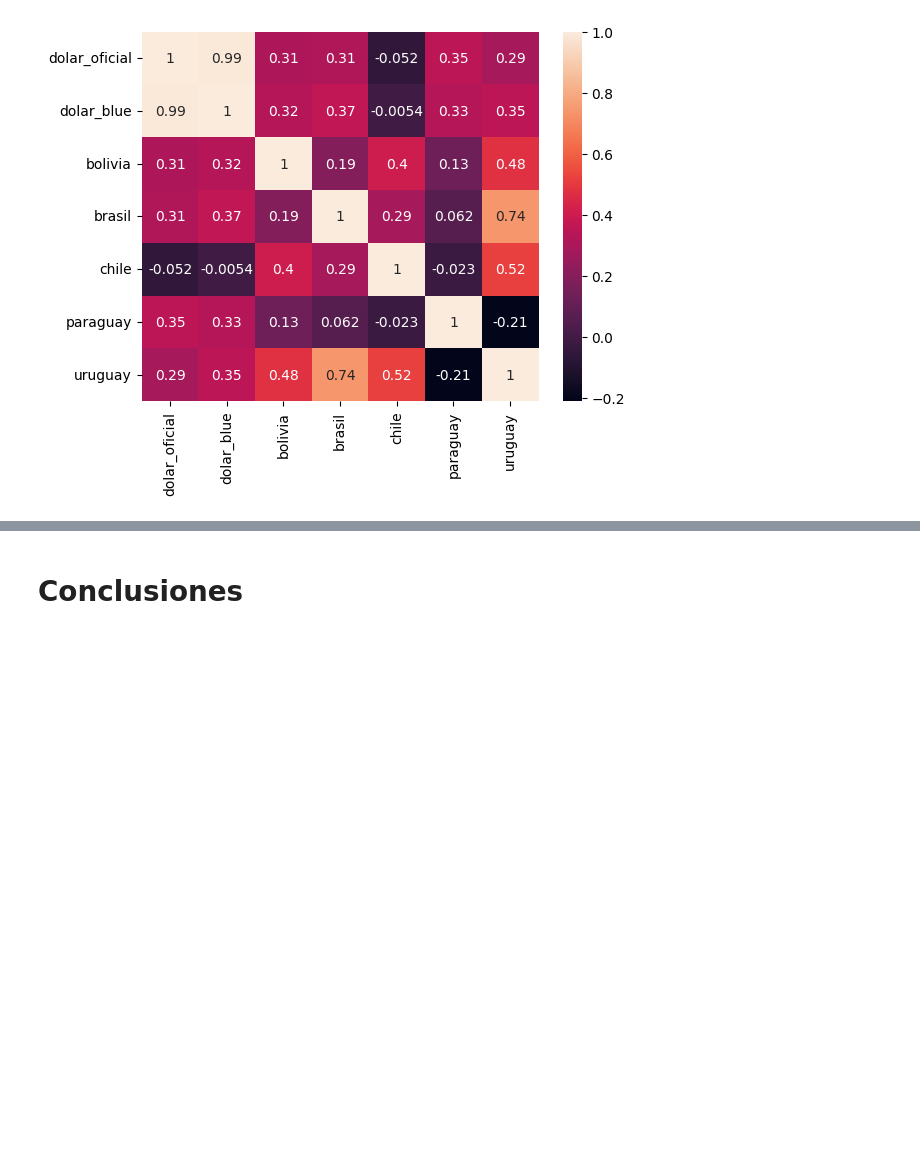
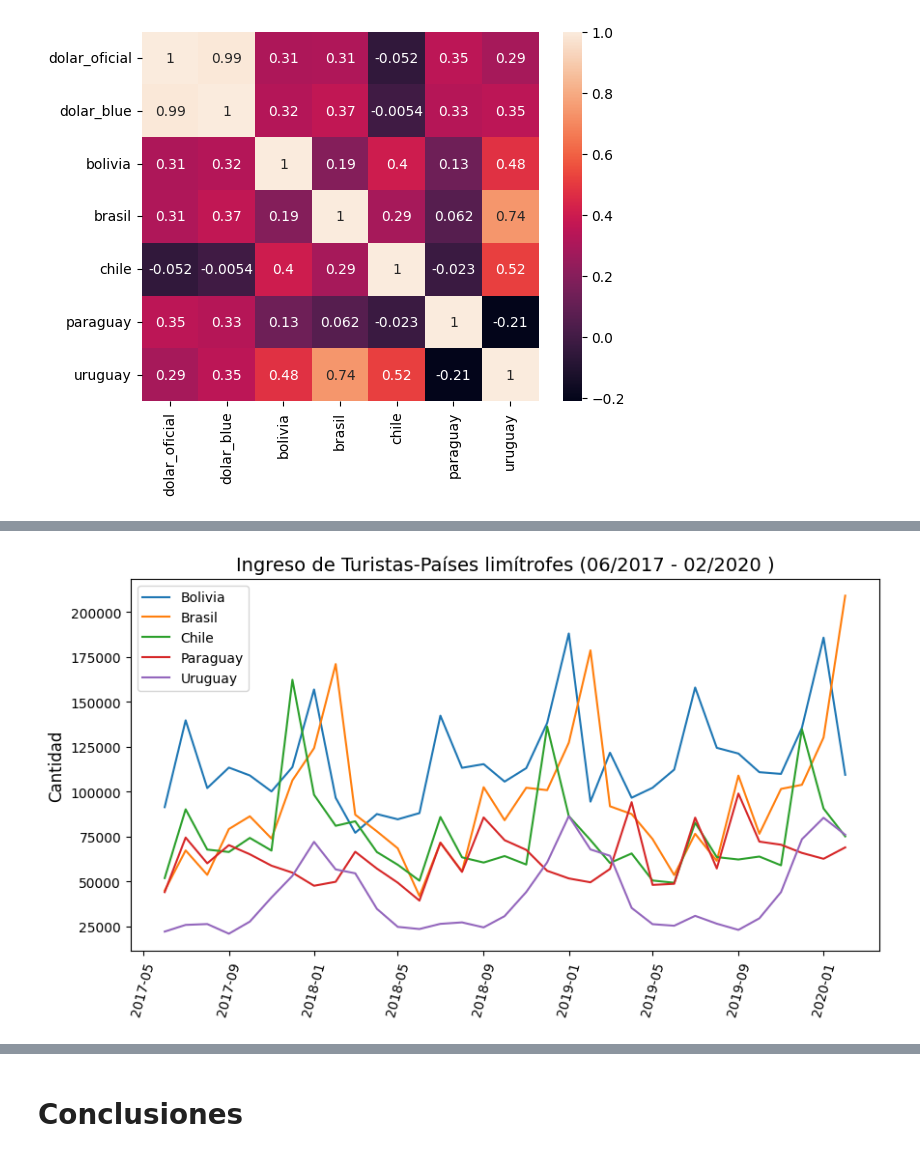
Before and after one commit to Isaiasgaray/fundamentos_tp, a Jupyter notebook: tp1/ejercicio_2/ejercicio2.ipynb, the cells around one changed output, grey strips where cells are left out. Drawn from its saved outputs; the diff is of its cells as text; code cells hidden in the pictures; blank space fills up the shorter version.

```diff
--- a/tp1/ejercicio_2/ejercicio2.ipynb
+++ b/tp1/ejercicio_2/ejercicio2.ipynb
@@ -271,0 +276,21 @@ graficar_barras("Ingreso de turistas de paises limitrofes - 2019","meses",
+# %%
+turista_cambio['fecha_mensual'] = pd.to_datetime(turista['fecha_mensual'])
+plt.figure(figsize = (10,5))
+plt.plot(turista_cambio['fecha_mensual'],
+         turista_cambio.bolivia, label = 'Bolivia')
+plt.plot(turista_cambio['fecha_mensual'],
+         turista_cambio.brasil, label = 'Brasil')
+plt.plot(turista_cambio['fecha_mensual'],
+         turista_cambio.chile, label = 'Chile')
+plt.plot(turista_cambio['fecha_mensual'],
+         turista_cambio.paraguay, label = 'Paraguay')
+plt.plot(turista_cambio['fecha_mensual'],
+         turista_cambio.uruguay, label = 'Uruguay')
+plt.xticks(rotation = 75,fontsize=10);
+plt.yticks(fontsize=10)
+plt.ylabel('Cantidad', fontsize=12)
+plt.title('Ingreso de Turistas-Países limítrofes (06/2017 - 02/2020 )',  fontsize=14)
+plt.legend()
+plt.savefig('grafico_turistas.png', bbox_inches = 'tight')
+# %% [output]
+[figure, added]
```
Also changed, not shown: parts of 24 cells of this notebook, 4 other files.
